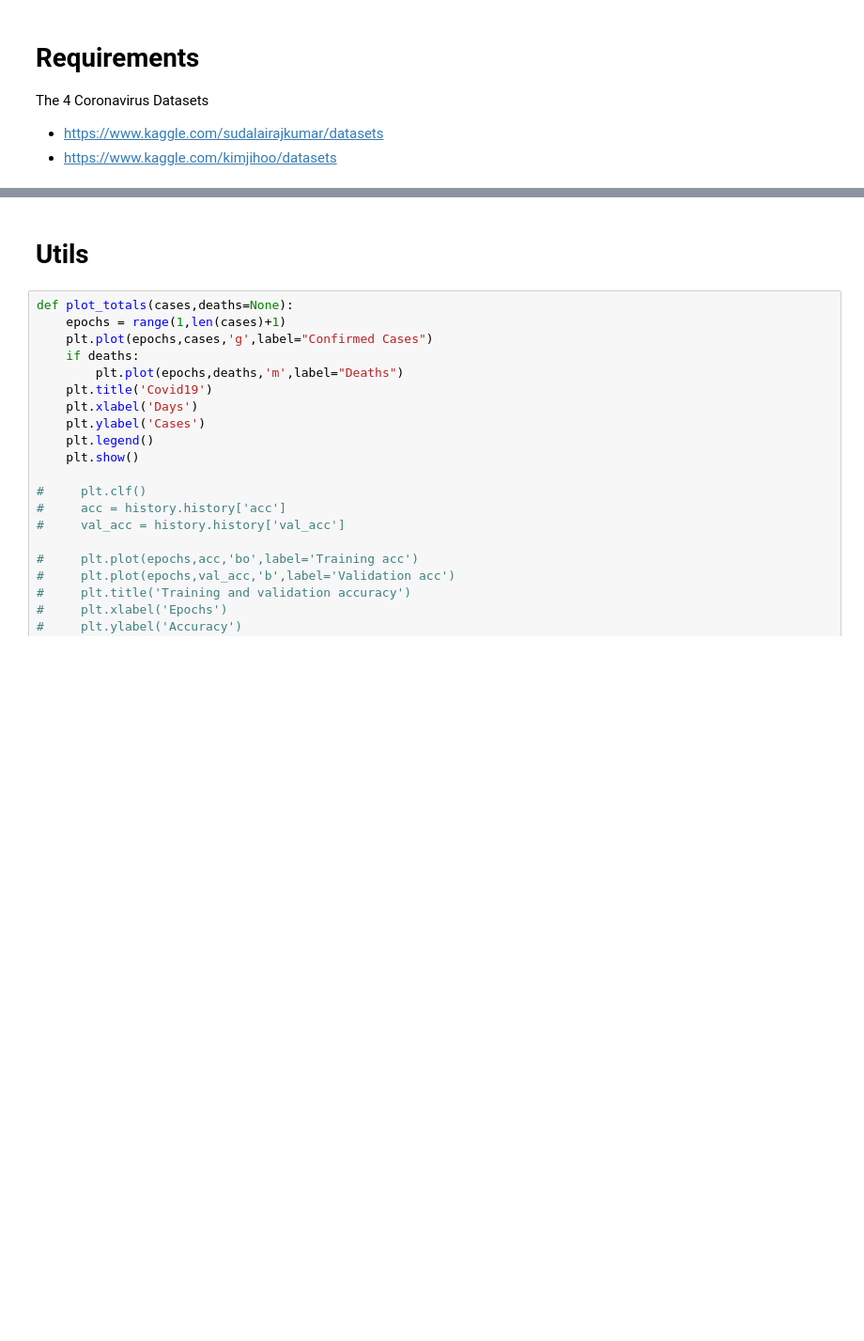
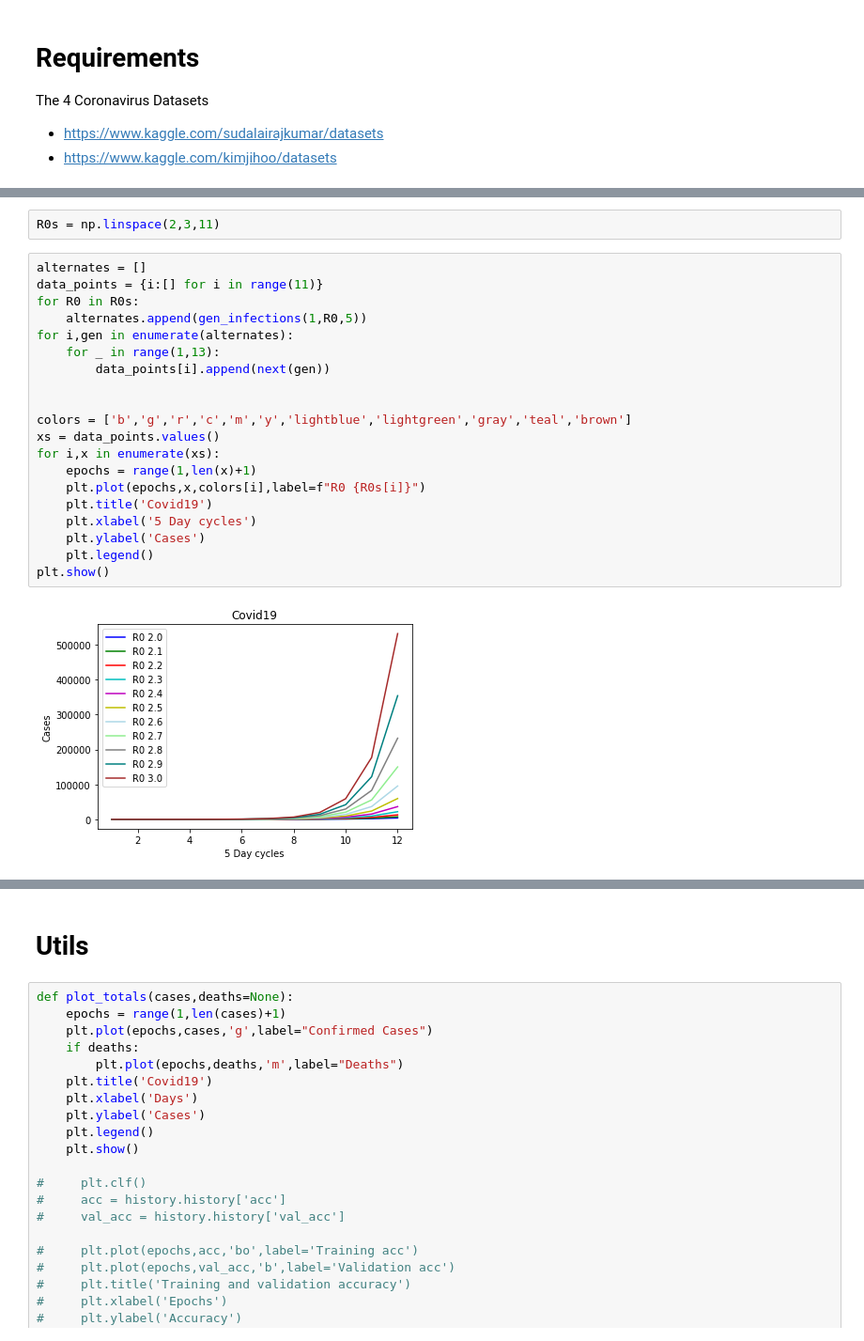
Before and after one commit to C5ipo7i/Jupyter_notebooks, a Jupyter notebook: Covid19.ipynb, the cells around one changed output, grey strips where cells are left out. Shown at 94% size. Cells and saved outputs as stored; diff of their text form; blank space fills up the shorter version.

```diff
--- a/Covid19.ipynb
+++ b/Covid19.ipynb
@@ -64,0 +118,24 @@ Infected population 232218.26508921225, Day 60
+# %%
+R0s = np.linspace(2,3,11)
+# %%
+alternates = []
+data_points = {i:[] for i in range(11)}
+for R0 in R0s:
+    alternates.append(gen_infections(1,R0,5))
+for i,gen in enumerate(alternates):
+    for _ in range(1,13):
+        data_points[i].append(next(gen))
+
+
+colors = ['b','g','r','c','m','y','lightblue','lightgreen','gray','teal','brown']
+xs = data_points.values()
+for i,x in enumerate(xs):
+    epochs = range(1,len(x)+1)
+    plt.plot(epochs,x,colors[i],label=f"R0 {R0s[i]}")
+    plt.title('Covid19')
+    plt.xlabel('5 Day cycles')
+    plt.ylabel('Cases')
+    plt.legend()
+plt.show()
+# %% [output]
+[figure, added]
```
Also changed, not shown: parts of 34 cells of this notebook.
